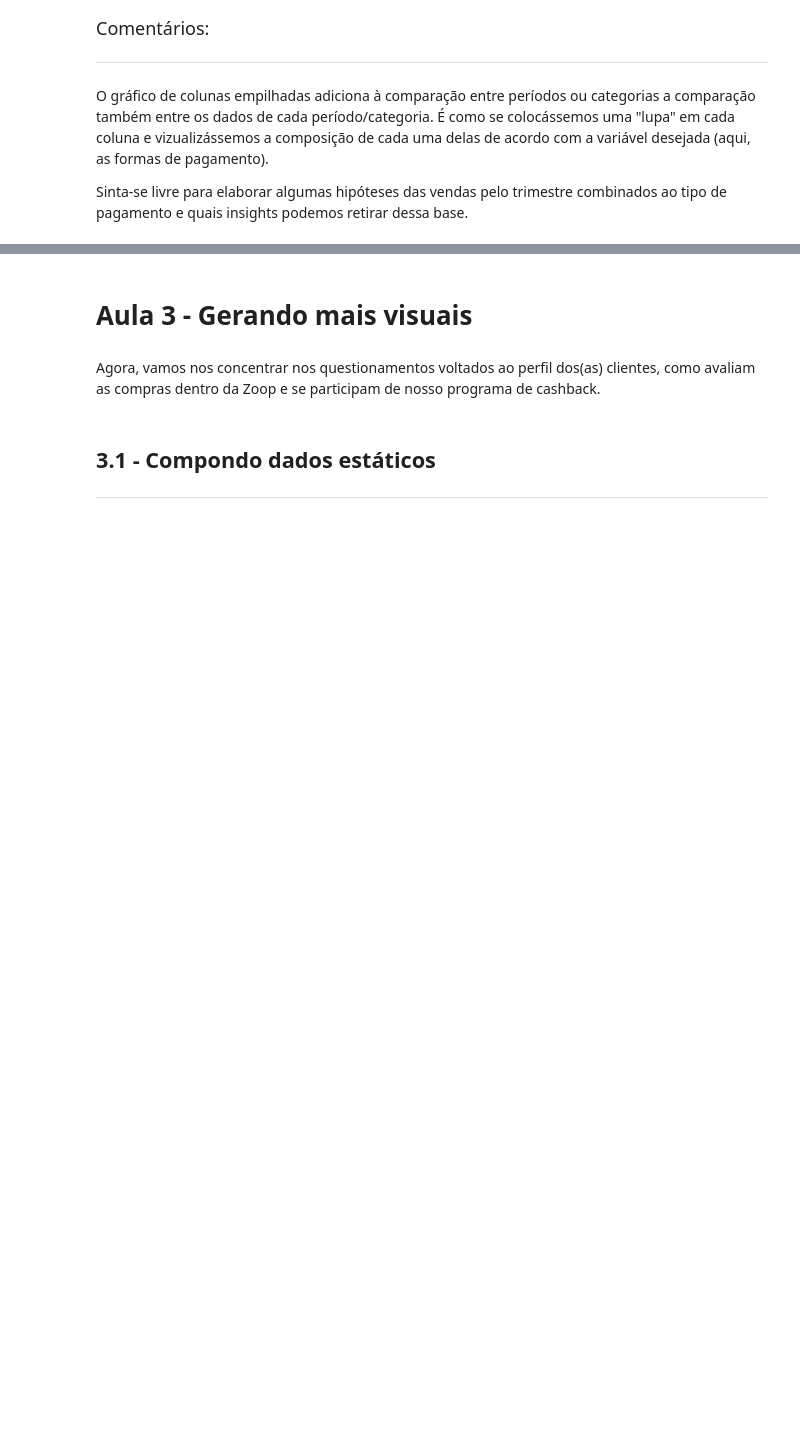
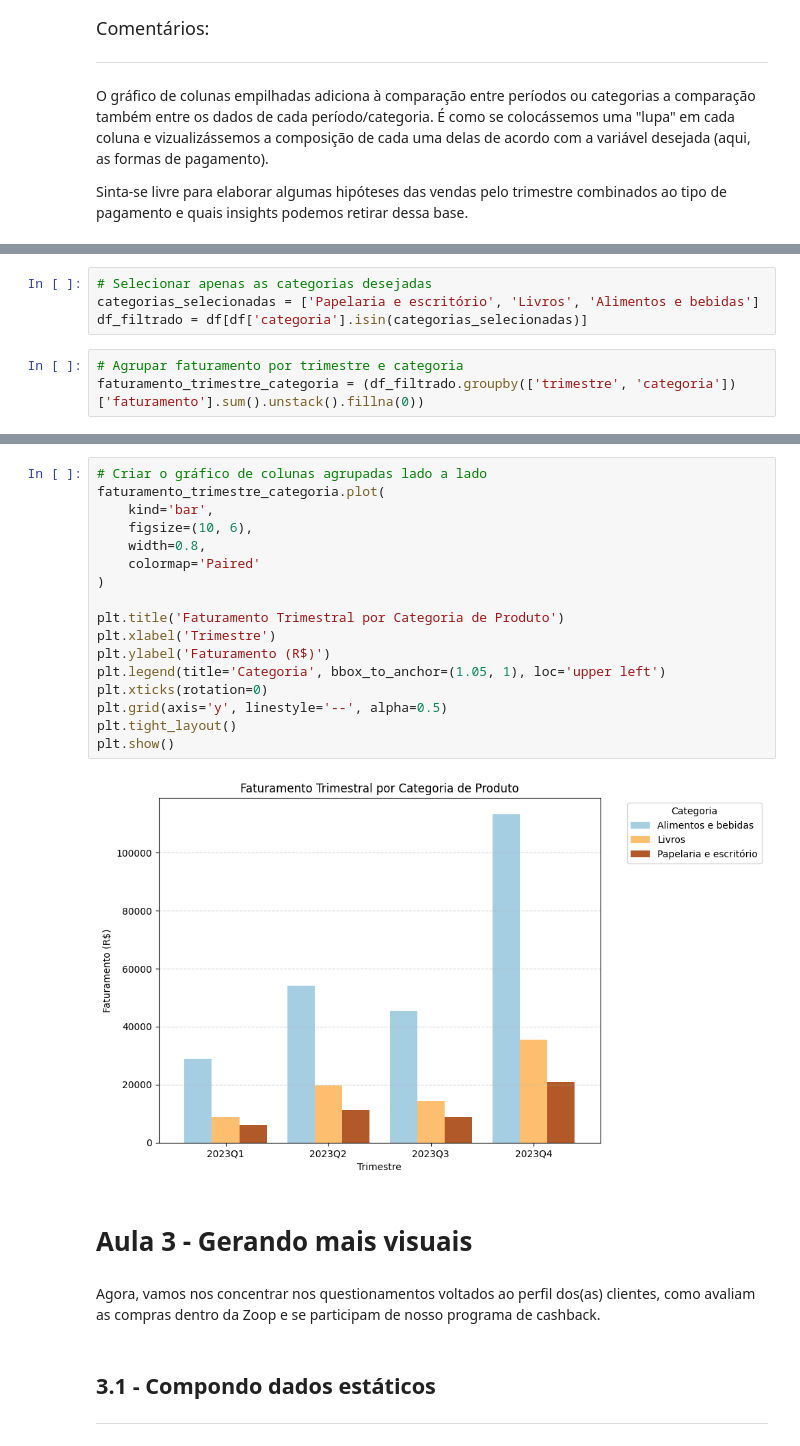
Before and after one commit to Enoque12/Projecto_Inicial_IA_Aplicada_na_Ciencia_de_Dados, a Jupyter notebook: Projeto_Inicial_IA_aplicada_a_Data_Science.ipynb, the cells around one changed output, grey strips where cells are left out. Drawn from its saved outputs; the diff is of its cells as text; blank space fills up the shorter version.

Commit message:
Adicionando o gráfico do Faturamento por trimestre por categoria de Produtos

```diff
--- a/Projeto_Inicial_IA_aplicada_a_Data_Science.ipynb
+++ b/Projeto_Inicial_IA_aplicada_a_Data_Science.ipynb
@@ -675,0 +690,7 @@ Sinta-se livre para elaborar algumas hipóteses das vendas pelo trimestre combin
+# %%
+# Selecionar apenas as categorias desejadas
+categorias_selecionadas = ['Papelaria e escritório', 'Livros', 'Alimentos e bebidas']
+df_filtrado = df[df['categoria'].isin(categorias_selecionadas)]
+# %%
+# Agrupar faturamento por trimestre e categoria
+faturamento_trimestre_categoria = (df_filtrado.groupby(['trimestre', 'categoria'])['faturamento'].sum().unstack().fillna(0))
@@ -676,3 +706,22 @@ Sinta-se livre para elaborar algumas hipóteses das vendas pelo trimestre combin
+# %%
+# Criar o gráfico de colunas agrupadas lado a lado
+faturamento_trimestre_categoria.plot(
+    kind='bar',
+    figsize=(10, 6),
+    width=0.8,
+    colormap='Paired'
+)
+
+plt.title('Faturamento Trimestral por Categoria de Produto')
+plt.xlabel('Trimestre')
+plt.ylabel('Faturamento (R$)')
+plt.legend(title='Categoria', bbox_to_anchor=(1.05, 1), loc='upper left')
+plt.xticks(rotation=0)
+plt.grid(axis='y', linestyle='--', alpha=0.5)
+plt.tight_layout()
+plt.show()
+# %% [output]
+[figure, added]
 # %% [markdown]
 # **Aula 3 - Gerando mais visuais**
 # %% [markdown]
```
Also changed, not shown: parts of 4 cells of this notebook.
